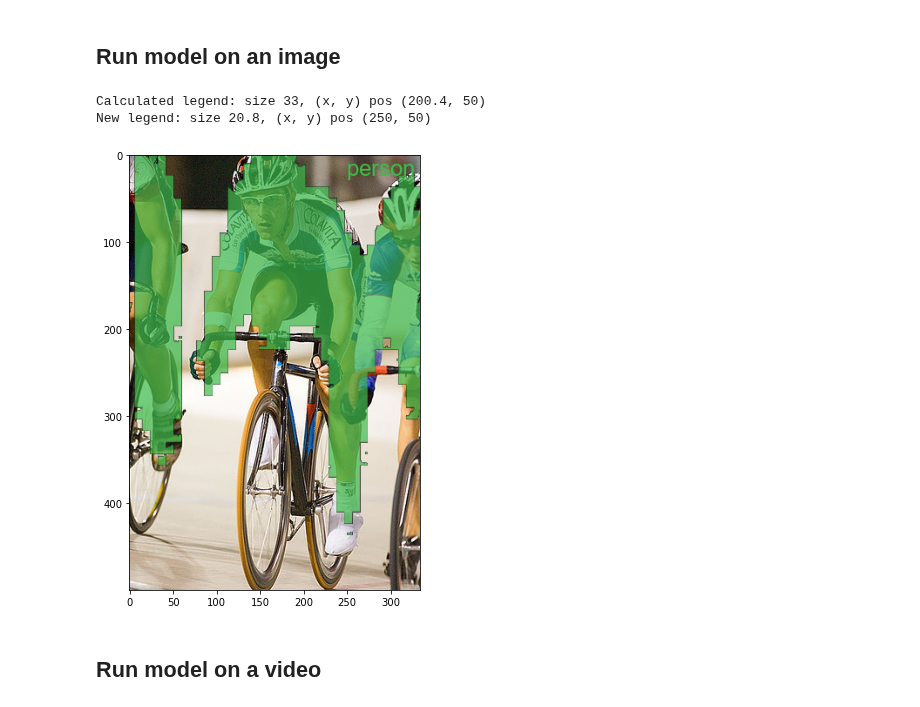
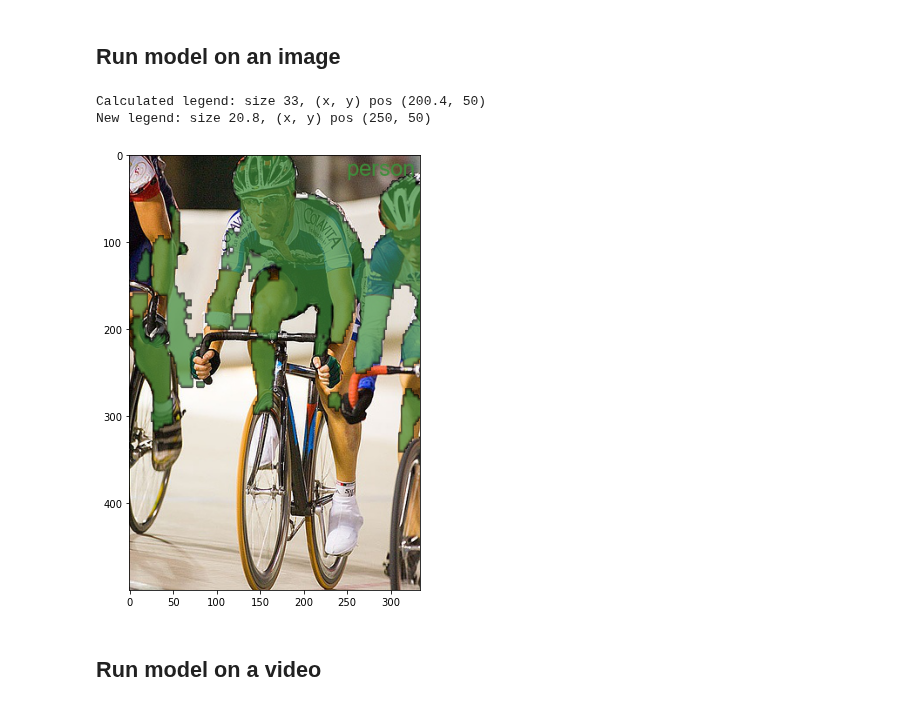
Before and after one commit to Apiquet/Segmentation, a Jupyter notebook: infer_on_videos.ipynb, the cells around one changed output. Cells and saved outputs as stored; diff of their text form; code cells hidden in the pictures.

Commit message:
[DEV][UNET] Infer on imgs and videos

```diff
--- a/infer_on_videos.ipynb
+++ b/infer_on_videos.ipynb
@@ -34,5 +5,5 @@ else:
 # %%
-model_saved = tf.keras.models.load_model("../data/seg_2/")
+model_saved = tf.keras.models.load_model("../data/unet/")
 # %% [markdown]
 ## Run model on an image
 # %%
@@ -40,11 +11,11 @@ from utils.eval import *
 # %%
 pltPredOnImg(model_saved, "../data/VOCdevkit/VOC2012/JPEGImages_forSeg/2007_000129.jpg",
              save_path="../data/results.png", classes = {2: "person"},
-             legend_size=0.8, legend_xpos=250, legend_ypos=50)
+             legend_size=0.8, legend_xpos=250, legend_ypos=50, input_shape=(128, 128))
 # %% [output]
 Calculated legend: size 33, (x, y) pos (200.4, 50)
 New legend: size 20.8, (x, y) pos (250, 50)
-[figure, old version]
+[figure, new version]
 # %% [markdown]
 ## Run model on a video
 # %%
```
Also changed, not shown: parts of 7 cells of this notebook, 1 other file.
